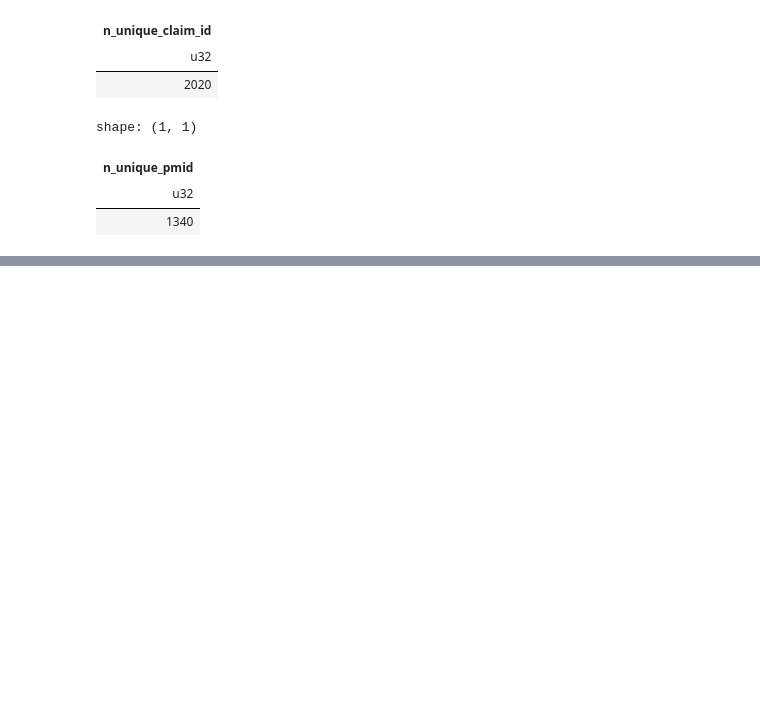
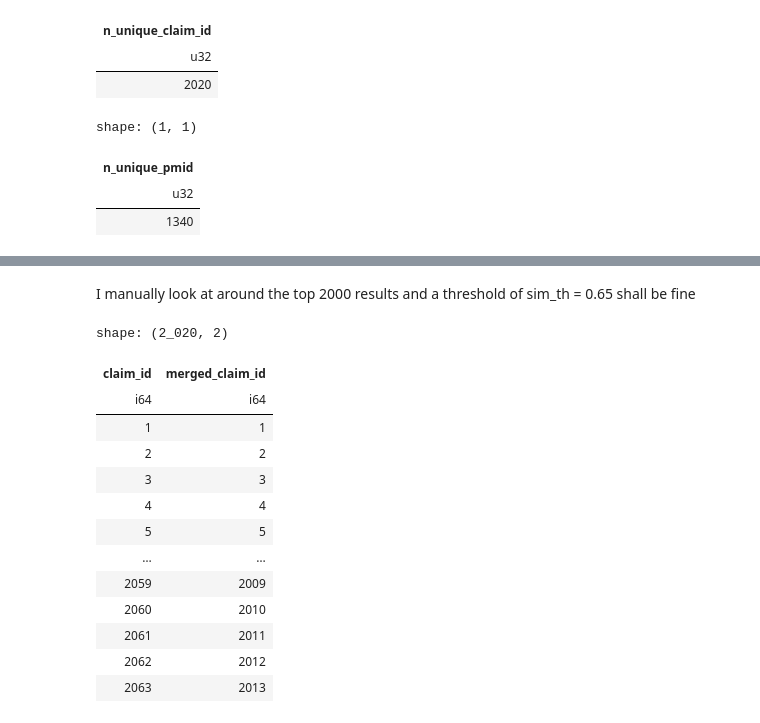
Before and after one commit to fulaibaowang/dictycite, a Jupyter notebook: notebooks/dastasets.ipynb, the cells around one changed output, grey strips where cells are left out. Drawn from its saved outputs; the diff is of its cells as text; code cells hidden in the pictures; blank space fills up the shorter version.

```diff
--- a/dastasets.ipynb
+++ b/notebooks/dastasets.ipynb
@@ -766,0 +887,68 @@ shape: (1, 1)
+# %% [markdown]
+I manually look at around the top 2000 results and a threshold of
+sim_th = 0.65
+shall be fine
+# %%
+# --- Union-Find clustering using a similarity threshold ---
+sim_th = 0.97  # start here; raise to 0.98–0.99 if it over-merges
+parent = list(range(n))
+
+def find(x):
+    while parent[x] != x:
+        parent[x] = parent[parent[x]]
+        x = parent[x]
+    return x
+
+def union(a, b):
+    ra, rb = find(a), find(b)
+    if ra != rb:
+        parent[rb] = ra
+
+# union only candidate pairs above threshold
+for i, j, sim in pairs:
+    if sim >= sim_th:
+        union(i, j)
+
+# assign cluster ids (1..K)
+roots = [find(i) for i in range(n)]
+root_to_cluster = {}
+cluster_ids = []
+for r in roots:
+    if r not in root_to_cluster:
+        root_to_cluster[r] = len(root_to_cluster) + 1
+    cluster_ids.append(root_to_cluster[r])
+
+claim_map = pl.DataFrame({"claim_id": ids, "merged_claim_id": cluster_ids})
+
+# cluster sizes (to see how much merging happened)
+cluster_sizes = claim_map.group_by("merged_claim_id").len().sort("len", descending=True)
+display(cluster_sizes.head(30))
+
+# --- helper: show all variants in a chosen cluster id ---
+def show_cluster(cluster_id: int, max_rows: int = 2000):
+    v = (
+        claim_map.filter(pl.col("merged_claim_id") == cluster_id)
+                 .join(claims_u, on="claim_id", how="left")
+                 .sort("claim_id")
+    )
+    with pl.Config(fmt_str_lengths=10_000, tbl_rows=min(max_rows, v.height), tbl_cols=10):
+        display(v)
+
+# Example: inspect the biggest cluster
+biggest_cluster = cluster_sizes.select("merged_claim_id").row(0)[0]
+show_cluster(biggest_cluster)
+# %% [output]
+shape: (2_020, 2)
+| claim_id | merged_claim_id |
+| i64 | i64 |
+| 1 | 1 |
+| 2 | 2 |
+| 3 | 3 |
+| 4 | 4 |
+| 5 | 5 |
+| … | … |
+| 2059 | 2009 |
+| 2060 | 2010 |
+| 2061 | 2011 |
+| 2062 | 2012 |
+| 2063 | 2013 |
```
Also changed, not shown: parts of 7 cells of this notebook, 14 other files.
